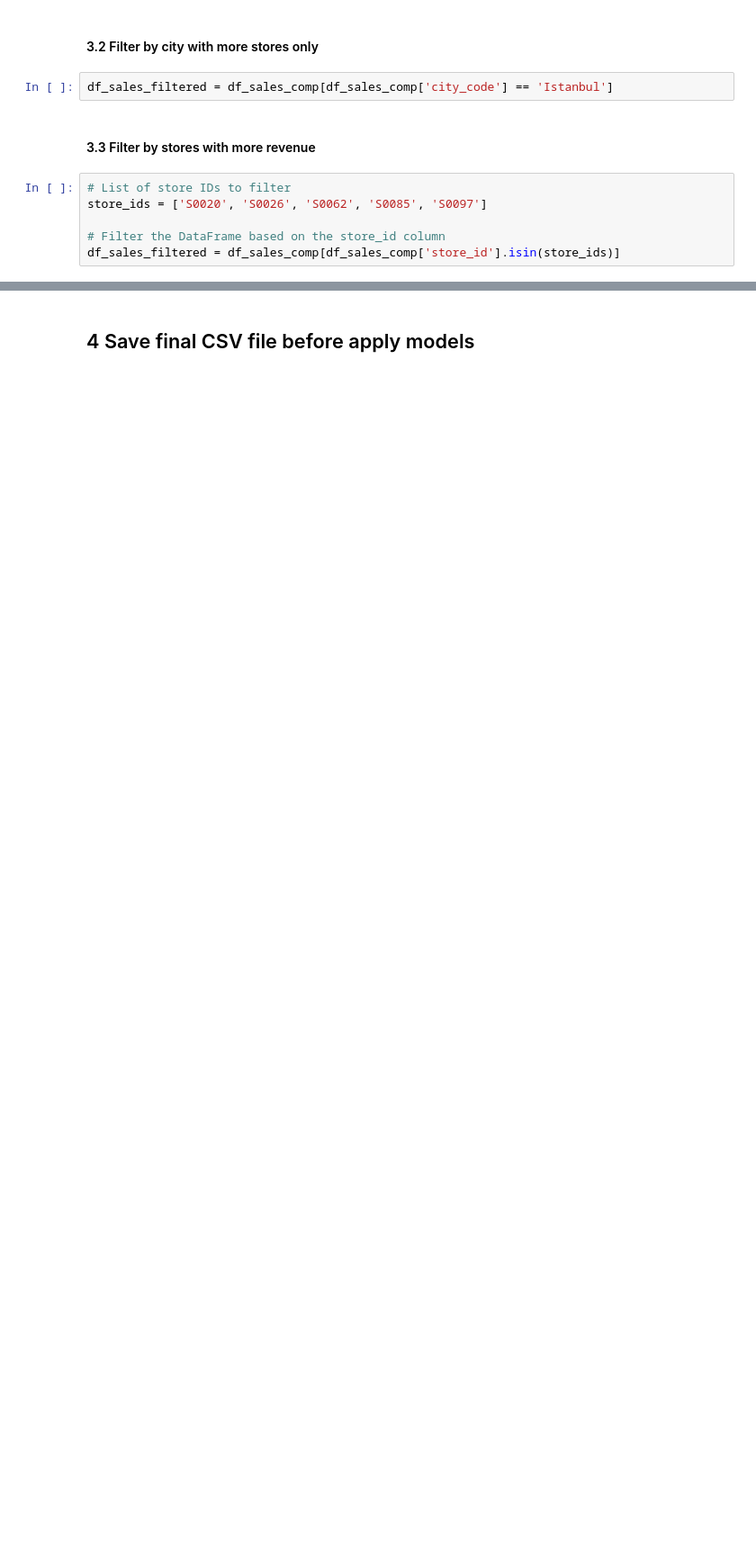
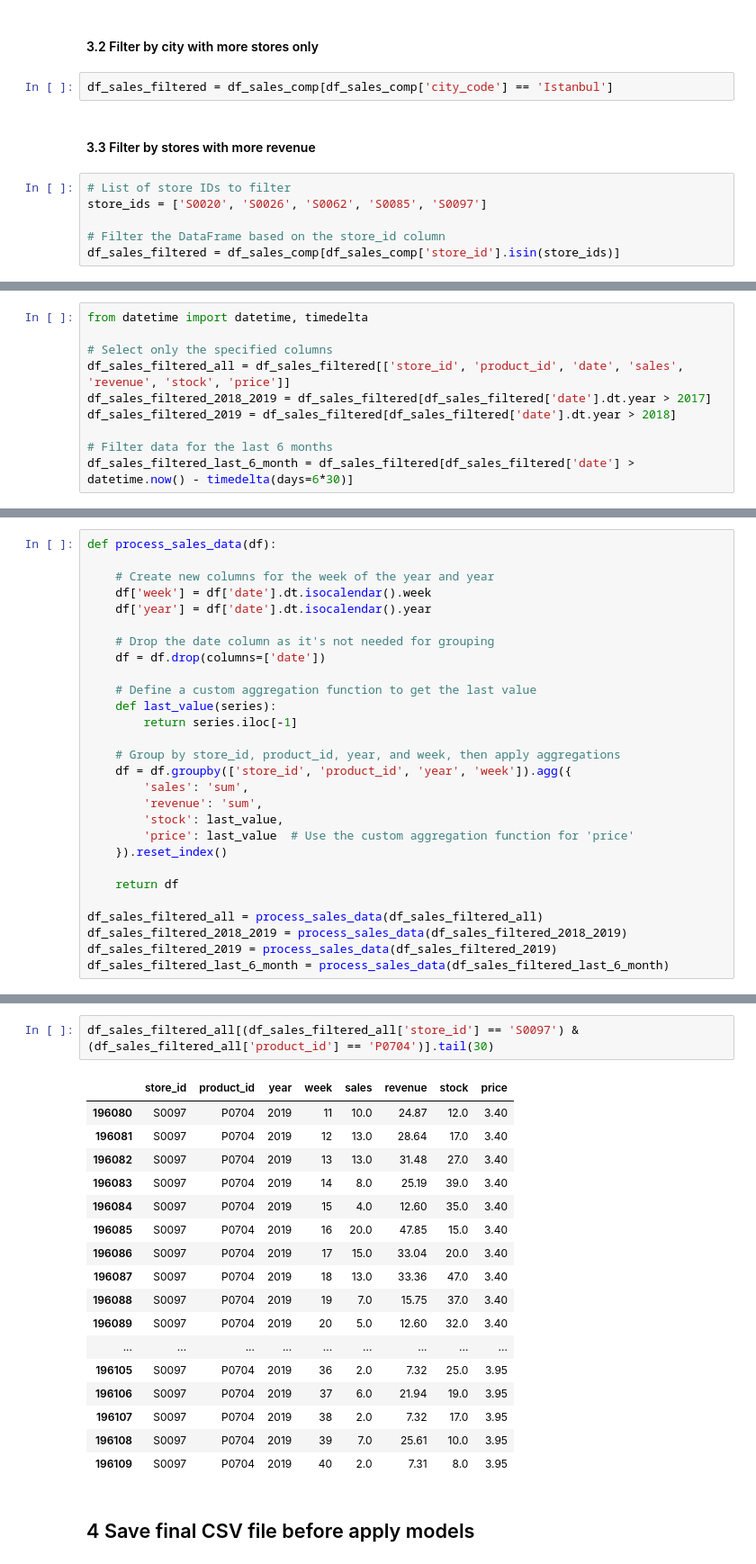
Before and after one commit to yurimfreitas/ProjectII, a Jupyter notebook: 4-DataTransforming.ipynb, the cells around one changed output, grey strips where cells are left out. Shown at 90% size. Drawn from its saved outputs; the diff is of its cells as text; blank space fills up the shorter version.

```diff
--- a/4-DataTransforming.ipynb
+++ b/4-DataTransforming.ipynb
@@ -212,0 +215,10 @@ memory usage: 305.9+ MB
+# %%
+from datetime import datetime, timedelta
+
+# Select only the specified columns
+df_sales_filtered_all = df_sales_filtered[['store_id', 'product_id', 'date', 'sales', 'revenue', 'stock', 'price']]
+df_sales_filtered_2018_2019 = df_sales_filtered[df_sales_filtered['date'].dt.year > 2017]
+df_sales_filtered_2019 = df_sales_filtered[df_sales_filtered['date'].dt.year > 2018]
+
+# Filter data for the last 6 months
+df_sales_filtered_last_6_month = df_sales_filtered[df_sales_filtered['date'] > datetime.now() - timedelta(days=6*30)]
@@ -212,0 +247,28 @@ memory usage: 305.9+ MB
+# %%
+def process_sales_data(df):
+
+    # Create new columns for the week of the year and year
+    df['week'] = df['date'].dt.isocalendar().week
+    df['year'] = df['date'].dt.isocalendar().year
+
+    # Drop the date column as it's not needed for grouping
+    df = df.drop(columns=['date'])
+
+    # Define a custom aggregation function to get the last value
+    def last_value(series):
+        return series.iloc[-1]
+
+    # Group by store_id, product_id, year, and week, then apply aggregations
+    df = df.groupby(['store_id', 'product_id', 'year', 'week']).agg({
+        'sales': 'sum',
+        'revenue': 'sum',
+        'stock': last_value,
+        'price': last_value  # Use the custom aggregation function for 'price'
+    }).reset_index()
+
+    return df
+
+df_sales_filtered_all = process_sales_data(df_sales_filtered_all)
+df_sales_filtered_2018_2019 = process_sales_data(df_sales_filtered_2018_2019)
+df_sales_filtered_2019 = process_sales_data(df_sales_filtered_2019)
+df_sales_filtered_last_6_month = process_sales_data(df_sales_filtered_last_6_month)
@@ -213,3 +293,23 @@ memory usage: 305.9+ MB
+# %%
+df_sales_filtered_all[(df_sales_filtered_all['store_id'] == 'S0097') & (df_sales_filtered_all['product_id'] == 'P0704')].tail(30)
+# %% [output]
+|  | store_id | product_id | year | week | sales | revenue | stock | price |
+| 196080 | S0097 | P0704 | 2019 | 11 | 10.0 | 24.87 | 12.0 | 3.40 |
+| 196081 | S0097 | P0704 | 2019 | 12 | 13.0 | 28.64 | 17.0 | 3.40 |
+| 196082 | S0097 | P0704 | 2019 | 13 | 13.0 | 31.48 | 27.0 | 3.40 |
+| 196083 | S0097 | P0704 | 2019 | 14 | 8.0 | 25.19 | 39.0 | 3.40 |
+| 196084 | S0097 | P0704 | 2019 | 15 | 4.0 | 12.60 | 35.0 | 3.40 |
+| 196085 | S0097 | P0704 | 2019 | 16 | 20.0 | 47.85 | 15.0 | 3.40 |
+| 196086 | S0097 | P0704 | 2019 | 17 | 15.0 | 33.04 | 20.0 | 3.40 |
+| 196087 | S0097 | P0704 | 2019 | 18 | 13.0 | 33.36 | 47.0 | 3.40 |
+| 196088 | S0097 | P0704 | 2019 | 19 | 7.0 | 15.75 | 37.0 | 3.40 |
+| 196089 | S0097 | P0704 | 2019 | 20 | 5.0 | 12.60 | 32.0 | 3.40 |
+| ... | ... | ... | ... | ... | ... | ... | ... | ... |
+| 196105 | S0097 | P0704 | 2019 | 36 | 2.0 | 7.32 | 25.0 | 3.95 |
+| 196106 | S0097 | P0704 | 2019 | 37 | 6.0 | 21.94 | 19.0 | 3.95 |
+| 196107 | S0097 | P0704 | 2019 | 38 | 2.0 | 7.32 | 17.0 | 3.95 |
+| 196108 | S0097 | P0704 | 2019 | 39 | 7.0 | 25.61 | 10.0 | 3.95 |
+| 196109 | S0097 | P0704 | 2019 | 40 | 2.0 | 7.31 | 8.0 | 3.95 |
 # %% [markdown]
 ## 4 Save final CSV file before apply models
 # %%
```
Also changed, not shown: parts of 11 cells of this notebook, 4 other files.
